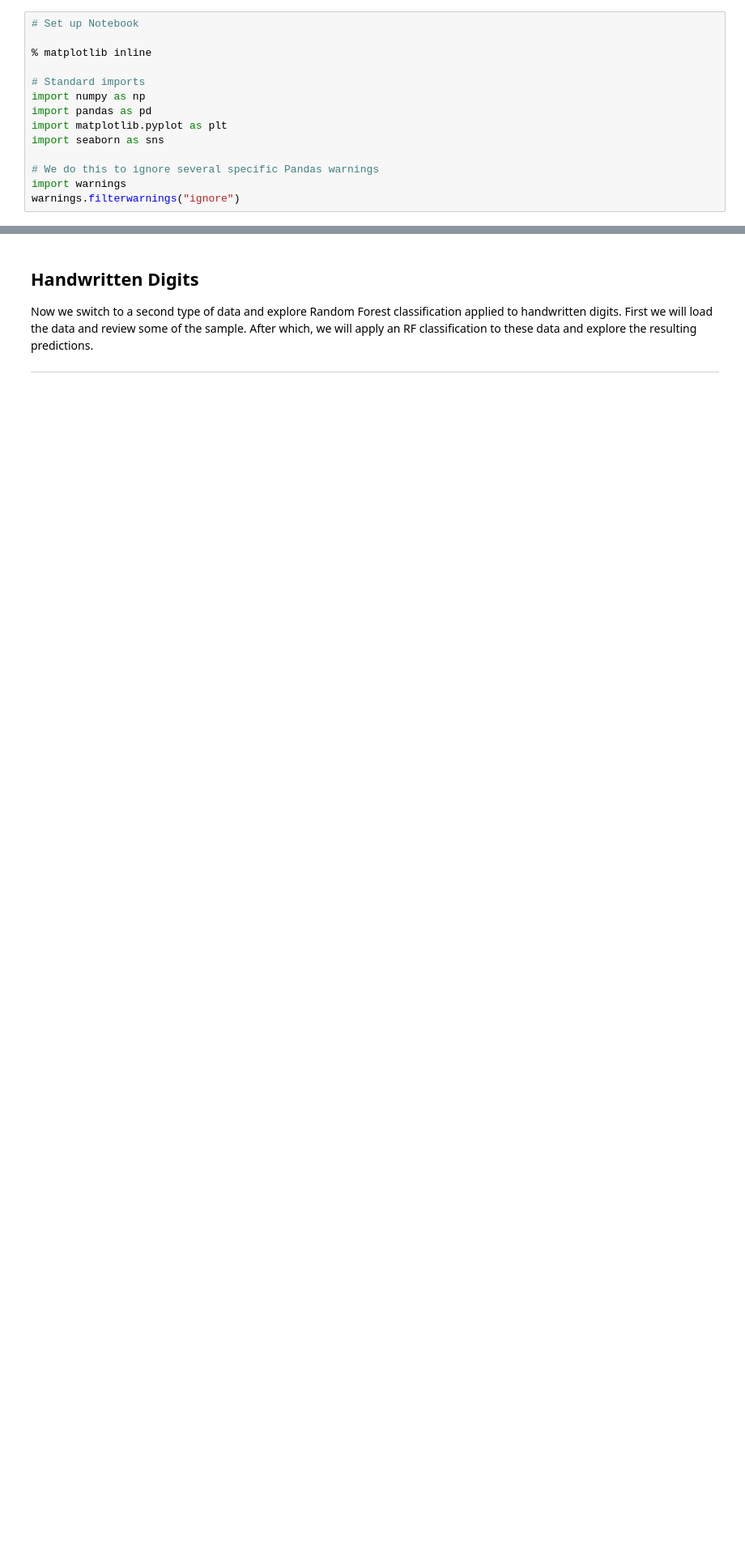
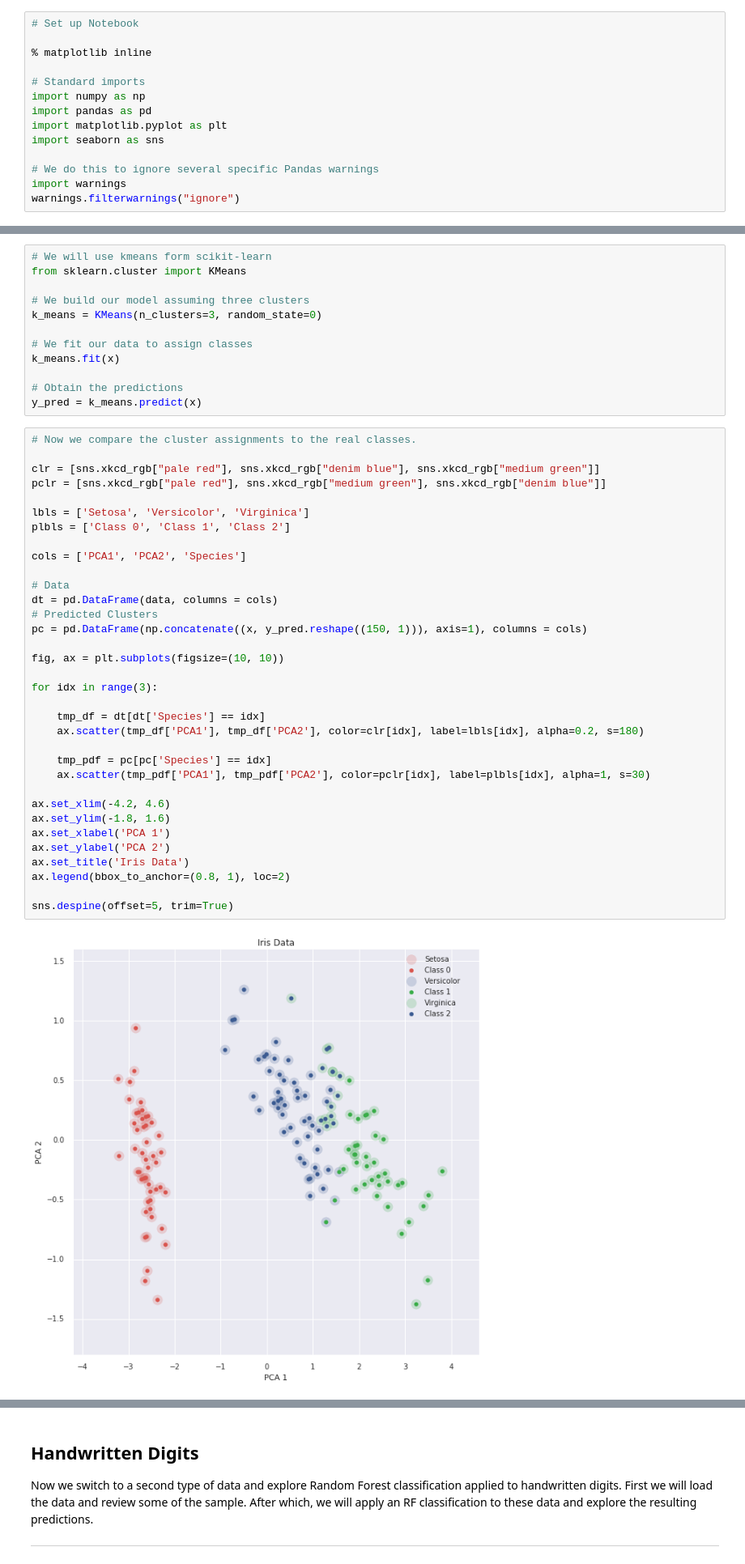
Before and after one commit to lcdm-uiuc/info490-sp16, a Jupyter notebook: Week5/notebooks/intro2cluster.ipynb, the cells around one changed output, grey strips where cells are left out. Shown at 81% size. Cells and saved outputs as stored; diff of their text form; blank space fills up the shorter version.

```diff
--- a/Week5/notebooks/intro2cluster.ipynb
+++ b/Week5/notebooks/intro2cluster.ipynb
@@ -224,3 +113,51 @@ plt.show()
+# %%
+# We will use kmeans form scikit-learn
+from sklearn.cluster import KMeans
+
+# We build our model assuming three clusters
+k_means = KMeans(n_clusters=3, random_state=0)
+
+# We fit our data to assign classes
+k_means.fit(x)
+
+# Obtain the predictions
+y_pred = k_means.predict(x)
+# %%
+# Now we compare the cluster assignments to the real classes.
+
+clr = [sns.xkcd_rgb["pale red"], sns.xkcd_rgb["denim blue"], sns.xkcd_rgb["medium green"]]
+pclr = [sns.xkcd_rgb["pale red"], sns.xkcd_rgb["medium green"], sns.xkcd_rgb["denim blue"]]
+
+lbls = ['Setosa', 'Versicolor', 'Virginica']
+plbls = ['Class 0', 'Class 1', 'Class 2']
+
+cols = ['PCA1', 'PCA2', 'Species']
+
+# Data
+dt = pd.DataFrame(data, columns = cols)
+# Predicted Clusters
+pc = pd.DataFrame(np.concatenate((x, y_pred.reshape((150, 1))), axis=1), columns = cols)
+
+fig, ax = plt.subplots(figsize=(10, 10))
+
+for idx in range(3):
+
+    tmp_df = dt[dt['Species'] == idx]
+    ax.scatter(tmp_df['PCA1'], tmp_df['PCA2'], color=clr[idx], label=lbls[idx], alpha=0.2, s=180)
+
+    tmp_pdf = pc[pc['Species'] == idx]
+    ax.scatter(tmp_pdf['PCA1'], tmp_pdf['PCA2'], color=pclr[idx], label=plbls[idx], alpha=1, s=30)
+
+ax.set_xlim(-4.2, 4.6)
+ax.set_ylim(-1.8, 1.6)
+ax.set_xlabel('PCA 1')
+ax.set_ylabel('PCA 2')
+ax.set_title('Iris Data')
+ax.legend(bbox_to_anchor=(0.8, 1), loc=2)
+
+sns.despine(offset=5, trim=True)
+# %% [output]
+[figure, added]
 # %% [markdown]
 -----
 
```
Also changed, not shown: parts of 26 cells of this notebook.
